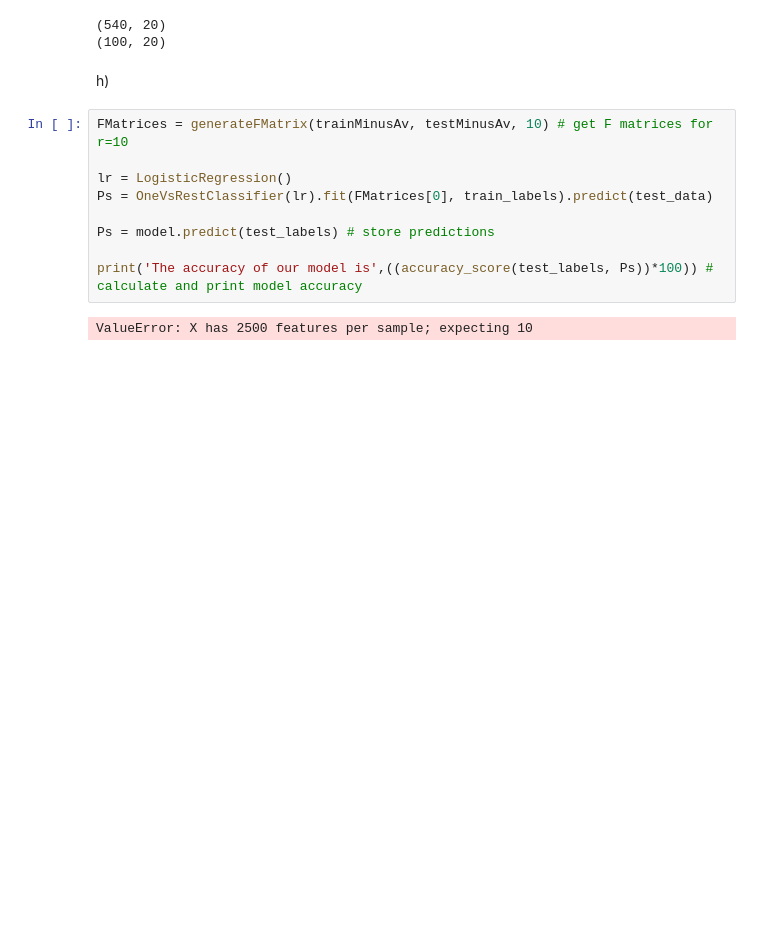
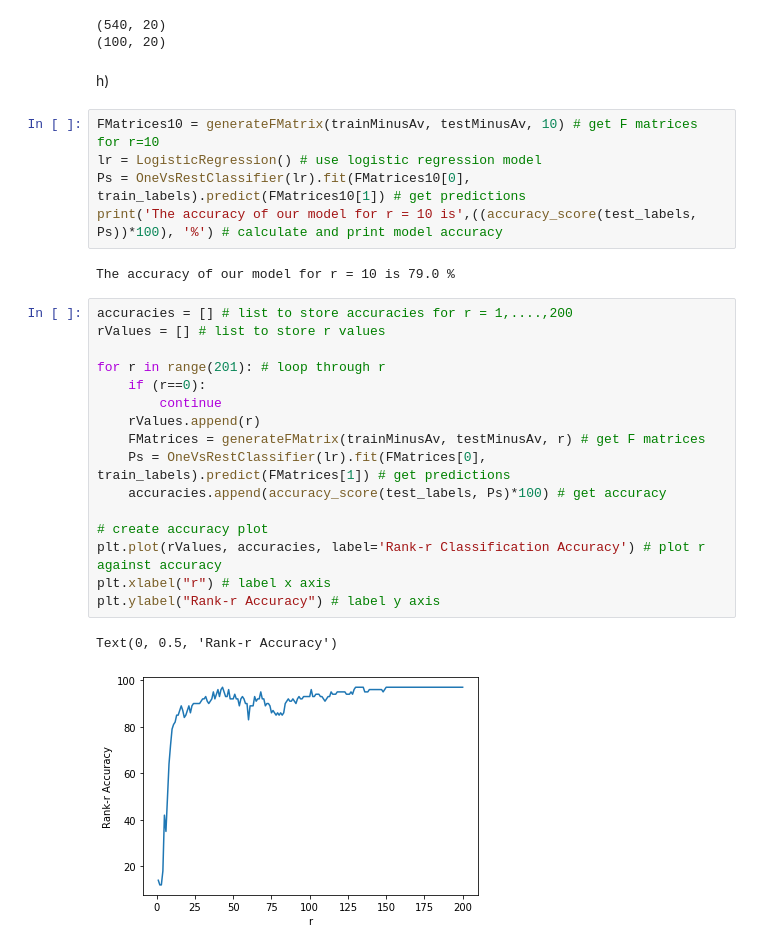
Before and after one commit to simirajpal/Applied-Machine-Learning, a Jupyter notebook: Assignment_2/Homework2_Code.ipynb, the cells around one changed output. Cells and saved outputs as stored; diff of their text form; blank space fills up the shorter version.

```diff
--- a/Assignment_2/Homework2_Code.ipynb
+++ b/Assignment_2/Homework2_Code.ipynb
@@ -123,13 +130,28 @@ print(FMatrices[1].shape)
 # %% [markdown]
 h)
 # %%
-FMatrices = generateFMatrix(trainMinusAv, testMinusAv, 10) # get F matrices for r=10
-
-lr = LogisticRegression()
-Ps = OneVsRestClassifier(lr).fit(FMatrices[0], train_labels).predict(test_data)
-
-Ps = model.predict(test_labels) # store predictions
-
-print('The accuracy of our model is',((accuracy_score(test_labels, Ps))*100)) # calculate and print model accuracy
+FMatrices10 = generateFMatrix(trainMinusAv, testMinusAv, 10) # get F matrices for r=10
+lr = LogisticRegression() # use logistic regression model
+Ps = OneVsRestClassifier(lr).fit(FMatrices10[0], train_labels).predict(FMatrices10[1]) # get predictions
+print('The accuracy of our model for r = 10 is',((accuracy_score(test_labels, Ps))*100), '%') # calculate and print model accuracy
 # %% [output]
-ValueError: X has 2500 features per sample; expecting 10
+The accuracy of our model for r = 10 is 79.0 %
+# %%
+accuracies = [] # list to store accuracies for r = 1,....,200
+rValues = [] # list to store r values
+
+for r in range(201): # loop through r
+    if (r==0):
+        continue
+    rValues.append(r)
+    FMatrices = generateFMatrix(trainMinusAv, testMinusAv, r) # get F matrices
+    Ps = OneVsRestClassifier(lr).fit(FMatrices[0], train_labels).predict(FMatrices[1]) # get predictions
+    accuracies.append(accuracy_score(test_labels, Ps)*100) # get accuracy
+
+# create accuracy plot
+plt.plot(rValues, accuracies, label='Rank-r Classification Accuracy') # plot r against accuracy
+plt.xlabel("r") # label x axis
+plt.ylabel("Rank-r Accuracy") # label y axis
+# %% [output]
+Text(0, 0.5, 'Rank-r Accuracy')
+[figure, added]
```
Also changed, not shown: parts of 2 cells of this notebook.
